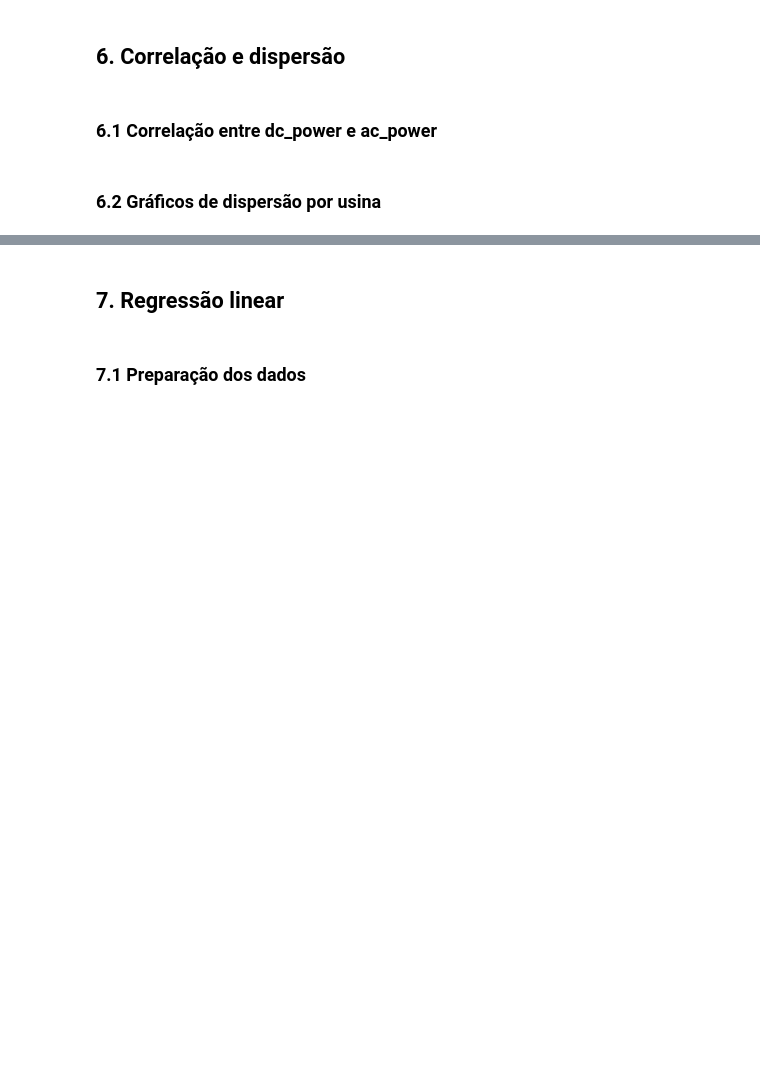
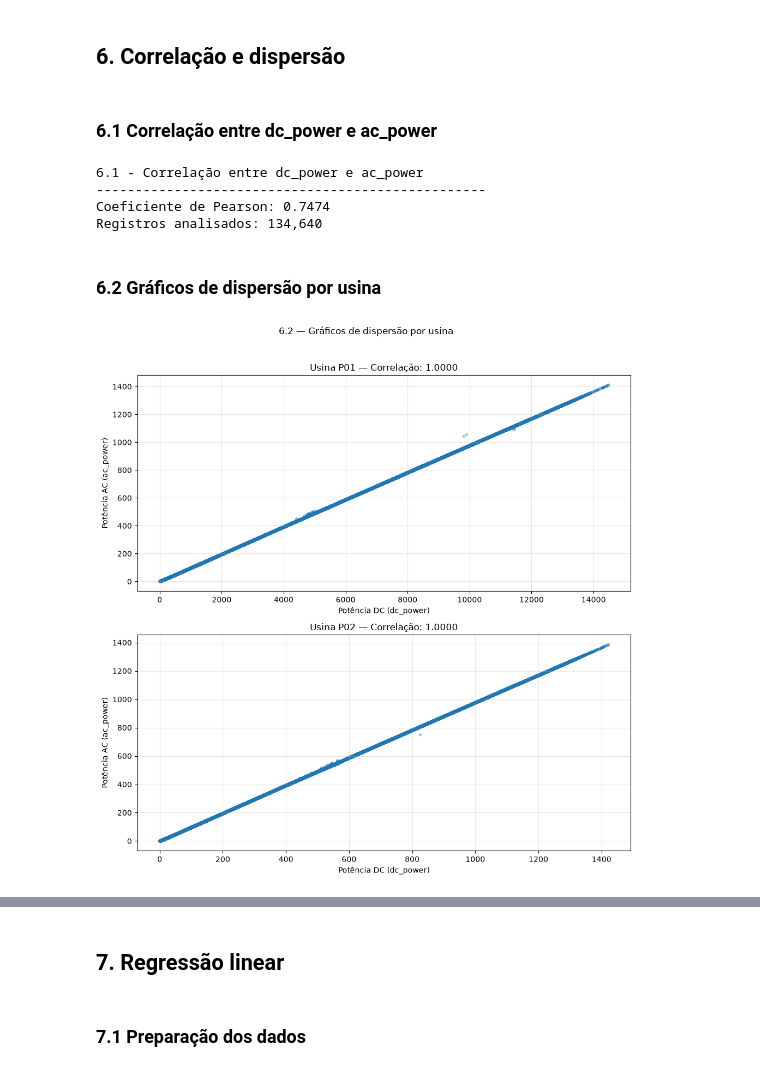
Before and after one commit to PhellipeLisboa/AnaliseEnergiaSolar, a Jupyter notebook: notebooks/03_analise_com_polars.ipynb, the cells around one changed output, grey strips where cells are left out. Saved outputs shown, nothing was run; the diff lists cells and outputs as text; code cells hidden in the pictures; blank space fills up the shorter version.

```diff
--- a/notebooks/03_analise_com_polars.ipynb
+++ b/notebooks/03_analise_com_polars.ipynb
@@ -316,5 +327,85 @@ generation_analysis_df = (
 ## 6. Correlação e dispersão
 # %% [markdown]
 ### 6.1 Correlação entre dc_power e ac_power
+# %%
+# 6.1 - Correlação entre dc_power e ac_power
+
+
+df_corr = generation_analysis_df.select(
+    ['dc_power', 'ac_power']
+).drop_nulls()
+
+correlacao = df_corr.select(
+    pl.corr('dc_power', 'ac_power')
+).item()
+
+print("6.1 - Correlação entre dc_power e ac_power")
+print("-" * 50)
+print(f"Coeficiente de Pearson: {correlacao:.4f}")
+print(f"Registros analisados: {df_corr.height:,}")
+# %% [output]
+6.1 - Correlação entre dc_power e ac_power
+--------------------------------------------------
+Coeficiente de Pearson: 0.7474
+Registros analisados: 134,640
 # %% [markdown]
 ### 6.2 Gráficos de dispersão por usina
+# %%
+
+import matplotlib.pyplot as plt
+import polars as pl
+import math
+
+# Selecionar os dados necessários e remover valores nulos
+df_plot = (
+    generation_analysis_df
+    .select(["plant_code", "dc_power", "ac_power"])
+    .drop_nulls()
+)
+
+# Identificar as usinas
+usinas = (
+    df_plot
+    .get_column("plant_code")
+    .unique()
+    .sort()
+    .to_list()
+)
+
+# Criar uma área de gráfico para cada usina
+n_usinas = len(usinas)
+fig, axes = plt.subplots(
+    nrows=n_usinas,
+    ncols=1,
+    figsize=(10, 5 * n_usinas),
+    squeeze=False
+)
+
+for i, usina in enumerate(usinas):
+    dados = df_plot.filter(pl.col("plant_code") == usina)
+
+    dc = dados.get_column("dc_power").to_list()
+    ac = dados.get_column("ac_power").to_list()
+
+    axes[i, 0].scatter(dc, ac, alpha=0.3, s=10)
+
+    # Correlação de Pearson para a usina
+    correlacao = dados.select(
+        pl.corr("dc_power", "ac_power")
+    ).item()
+
+    axes[i, 0].set_title(
+        f"Usina {usina} — Correlação: {correlacao:.4f}"
+    )
+    axes[i, 0].set_xlabel("Potência DC (dc_power)")
+    axes[i, 0].set_ylabel("Potência AC (ac_power)")
+    axes[i, 0].grid(True, alpha=0.3)
+
+plt.suptitle(
+    "6.2 — Gráficos de dispersão por usina",
+    y=1.02
+)
+plt.tight_layout()
+plt.show()
+# %% [output]
+[figure, added]
```
Also changed, not shown: parts of 12 cells of this notebook.
